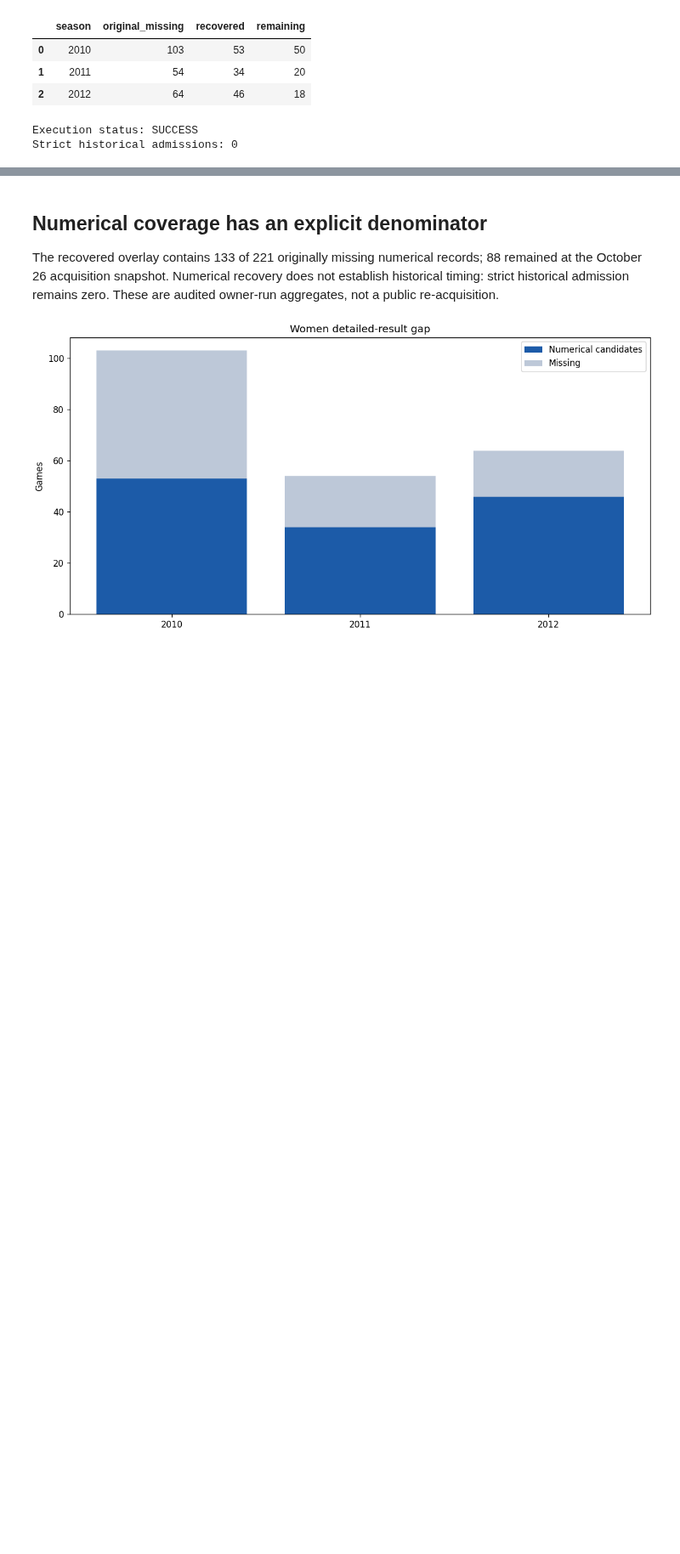
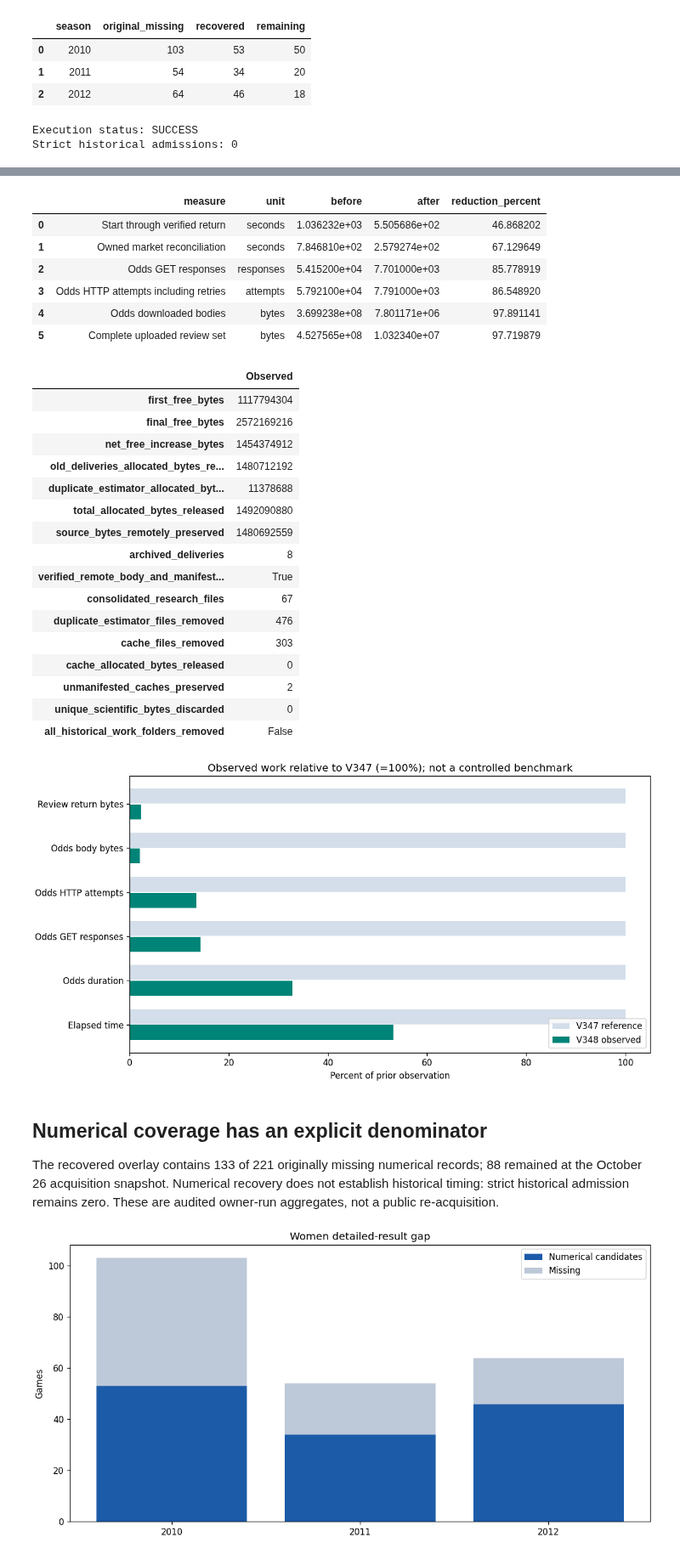
Before and after one commit to alvaromendizabal/march-machine-learning-mania-2026, a Jupyter notebook: portfolio/engineering_review.ipynb, the cells around one changed output, grey strips where cells are left out. Shown at 85% size. Drawn from its saved outputs; the diff is of its cells as text; code cells hidden in the pictures; blank space fills up the shorter version.

Commit message:
Document verified owner replay improvements and strengthen accounting contracts

```diff
--- a/portfolio/engineering_review.ipynb
+++ b/portfolio/engineering_review.ipynb
@@ -72,3 +84,65 @@ Complete broader project data: False
+# %%
+import io, base64
+import matplotlib.pyplot as plt
+import plotly.graph_objects as go
+from owner_replay import comparison_rows
+measured = pd.DataFrame(comparison_rows(replay))
+display(measured)
+display(pd.DataFrame([replay['storage']]).T.rename(columns={0: 'Observed'}))
+labels = ['Elapsed time', 'Odds duration', 'Odds GET responses',
+          'Odds HTTP attempts', 'Odds body bytes', 'Review return bytes']
+relative = (100 * measured['after'] / measured['before']).tolist()
+comparison = go.Figure()
+comparison.add_bar(y=labels, x=[100] * len(labels), name='V347 reference',
+                   orientation='h', marker_color='#d4deea')
+comparison.add_bar(y=labels, x=relative, name='V348 observed', orientation='h',
+                   marker_color='#008477')
+comparison.update_layout(title='Observed work relative to V347 (=100%)',
+                         barmode='group', width=960, height=500,
+                         template='plotly_white',
+                         xaxis_title='Percent of prior observation')
+static, ax = plt.subplots(figsize=(10, 5.2), layout='constrained')
+yy = list(range(len(labels)))
+ax.barh([v + .18 for v in yy], [100] * len(yy), height=.34,
+        label='V347 reference', color='#d4deea')
+ax.barh([v - .18 for v in yy], relative, height=.34,
+        label='V348 observed', color='#008477')
+ax.set(yticks=yy, yticklabels=labels, xlabel='Percent of prior observation',
+       title='Observed work relative to V347 (=100%); not a controlled benchmark')
+ax.legend(loc='lower right')
+image = io.BytesIO()
+static.savefig(image, format='png', dpi=120)
+plt.close(static)
+display({'application/vnd.plotly.v1+json': json.loads(comparison.to_json()),
+         'image/png': base64.b64encode(image.getvalue()).decode()}, raw=True)
+assert replay['systems']['negative_cache_hits'] == 0
+assert replay['storage']['unique_scientific_bytes_discarded'] == 0
+# %% [output]
+|  | measure | unit | before | after | reduction_percent |
+| 0 | Start through verified return | seconds | 1.036232e+03 | 5.505686e+02 | 46.868202 |
+| 1 | Owned market reconciliation | seconds | 7.846810e+02 | 2.579274e+02 | 67.129649 |
+| 2 | Odds GET responses | responses | 5.415200e+04 | 7.701000e+03 | 85.778919 |
+| 3 | Odds HTTP attempts including retries | attempts | 5.792100e+04 | 7.791000e+03 | 86.548920 |
+| 4 | Odds downloaded bodies | bytes | 3.699238e+08 | 7.801171e+06 | 97.891141 |
+| 5 | Complete uploaded review set | bytes | 4.527565e+08 | 1.032340e+07 | 97.719879 |
+|  | Observed |
+| first_free_bytes | 1117794304 |
+| final_free_bytes | 2572169216 |
+| net_free_increase_bytes | 1454374912 |
+| old_deliveries_allocated_bytes_re... | 1480712192 |
+| duplicate_estimator_allocated_byt... | 11378688 |
+| total_allocated_bytes_released | 1492090880 |
+| source_bytes_remotely_preserved | 1480692559 |
+| archived_deliveries | 8 |
+| verified_remote_body_and_manifest... | True |
+| consolidated_research_files | 67 |
+| duplicate_estimator_files_removed | 476 |
+| cache_files_removed | 303 |
+| cache_allocated_bytes_released | 0 |
+| unmanifested_caches_preserved | 2 |
+| unique_scientific_bytes_discarded | 0 |
+| all_historical_work_folders_removed | False |
+[figure, added]
 # %% [markdown]
 ## Numerical coverage has an explicit denominator
 
```
Also changed, not shown: parts of 3 cells of this notebook, 14 other files.
